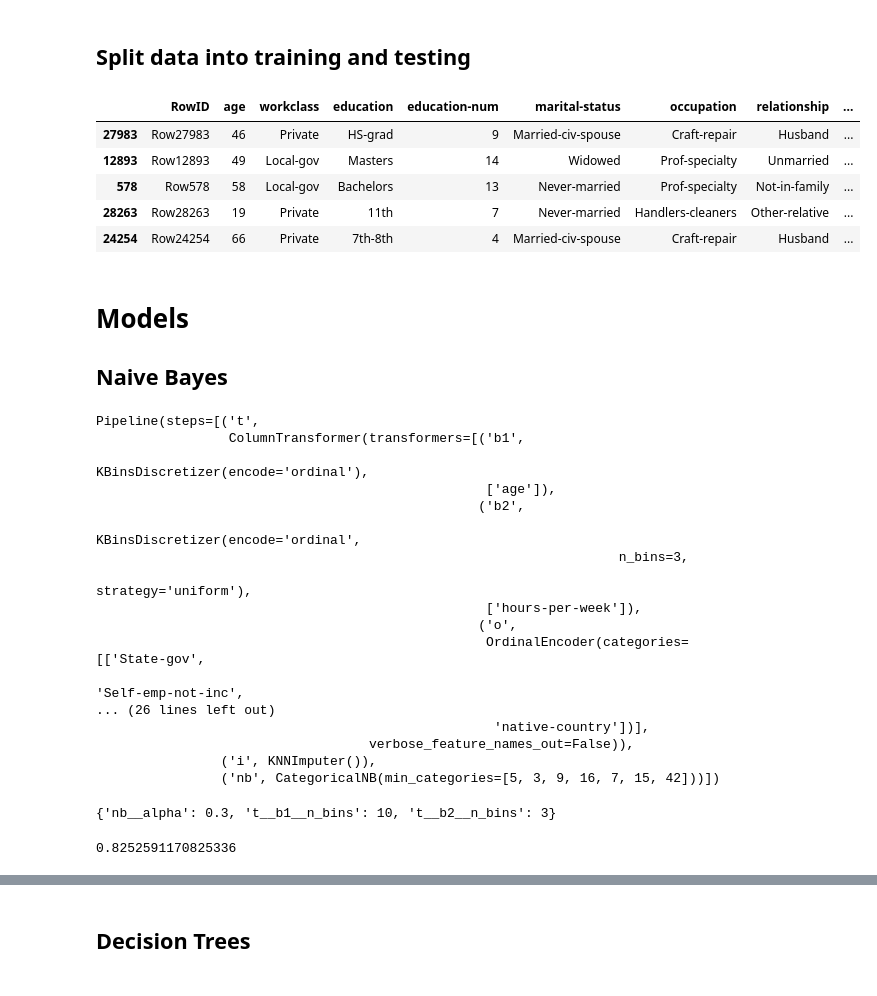
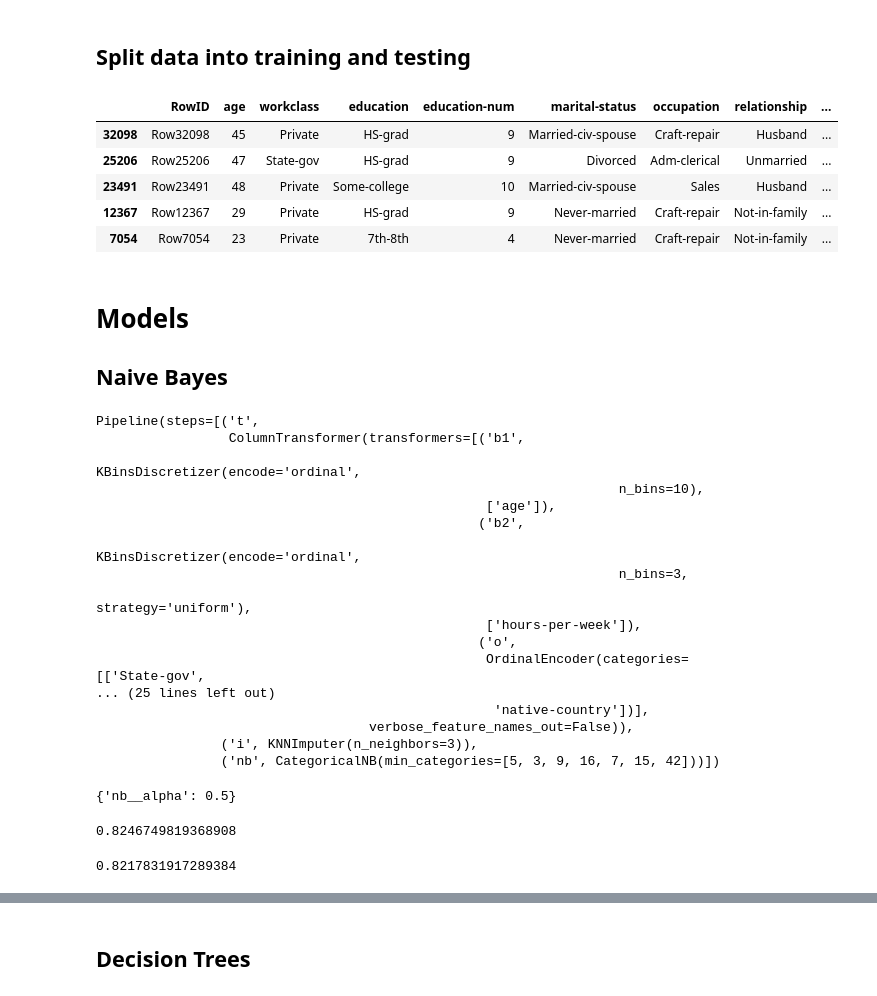
Before and after one commit to noah-daniels/data-mining, a Jupyter notebook: assignment1/notebook.ipynb, the cells around one changed output, grey strips where cells are left out. Cells and saved outputs as stored; diff of their text form; code cells hidden in the pictures.

```diff
--- a/assignment1/notebook.ipynb
+++ b/assignment1/notebook.ipynb
@@ -159,36 +153,35 @@ The positive (>50K) class is under represented in the data. Around 25% of exampl
 # %%
 label_col = 'class'
 forbidden_features = ['race', 'sex', label_col]
 X = labeled_data.drop(forbidden_features, axis=1)
 y = labeled_data[label_col]
 
-X_train, X_test, y_train, y_test = model_selection.train_test_split(X, y, test_size=0.4, random_state=0)
+X_train, X_test, y_train, y_test = model_selection.train_test_split(X, y, test_size=0.3, random_state=0)
 X_train.head()
 # %% [output]
 |  | RowID | age | workclass | education | education-num | marital-status | occupation | relationship | ... |
-| 27983 | Row27983 | 46 | Private | HS-grad | 9 | Married-civ-spouse | Craft-repair | Husband | ... |
-| 12893 | Row12893 | 49 | Local-gov | Masters | 14 | Widowed | Prof-specialty | Unmarried | ... |
-| 578 | Row578 | 58 | Local-gov | Bachelors | 13 | Never-married | Prof-specialty | Not-in-family | ... |
-| 28263 | Row28263 | 19 | Private | 11th | 7 | Never-married | Handlers-cleaners | Other-relative | ... |
-| 24254 | Row24254 | 66 | Private | 7th-8th | 4 | Married-civ-spouse | Craft-repair | Husband | ... |
+| 32098 | Row32098 | 45 | Private | HS-grad | 9 | Married-civ-spouse | Craft-repair | Husband | ... |
+| 25206 | Row25206 | 47 | State-gov | HS-grad | 9 | Divorced | Adm-clerical | Unmarried | ... |
+| 23491 | Row23491 | 48 | Private | Some-college | 10 | Married-civ-spouse | Sales | Husband | ... |
+| 12367 | Row12367 | 29 | Private | HS-grad | 9 | Never-married | Craft-repair | Not-in-family | ... |
+| 7054 | Row7054 | 23 | Private | 7th-8th | 4 | Never-married | Craft-repair | Not-in-family | ... |
 # %% [markdown]
 # Models
 ## Naive Bayes
 # %%
 def create_nb_pipeline():
     cat_features = ['workclass', 'education', 'marital-status', 'occupation', 'native-country']
-    # num_features = ['age', 'hours-per-week']
 
     # allowed to look at all data because we know all the possible values
     # could be replaced with manually typing out all possible values
     full_data = pd.concat((labeled_data, unlabeled_data))
     categories = [list(full_data[f].unique()) for f in cat_features]
 
-    b1 = preprocessing.KBinsDiscretizer(n_bins=5, encode='ordinal')
+    b1 = preprocessing.KBinsDiscretizer(n_bins=10, encode='ordinal')
     b2 = preprocessing.KBinsDiscretizer(n_bins=3, encode='ordinal', strategy="uniform")
     o = preprocessing.OrdinalEncoder(categories=categories)
 
-    transformer = compose.ColumnTransformer(
+    t = compose.ColumnTransformer(
         [
             ('b1', b1, ['age']),
             ('b2', b2, ['hours-per-week']),
@@ -197,16 +190,17 @@ def create_nb_pipeline():
         ],
         remainder='drop', verbose_feature_names_out=False
     )
-    i = impute.KNNImputer()
+    i = impute.KNNImputer(n_neighbors=3)
     nb = naive_bayes.CategoricalNB(min_categories=[5, 3, *[len(c) for c in categories]])
 
-    return pipeline.Pipeline([('t', transformer), ('i', i), ('nb', nb)])
+    return pipeline.Pipeline([('t', t), ('i', i), ('nb', nb)])
 
 create_nb_pipeline()
 # %% [output]
 Pipeline(steps=[('t',
                  ColumnTransformer(transformers=[('b1',
-                                                  KBinsDiscretizer(encode='ordinal'),
+                                                  KBinsDiscretizer(encode='ordinal',
+                                                                   n_bins=10),
                                                   ['age']),
                                                  ('b2',
                                                   KBinsDiscretizer(encode='ordinal',
@@ -215,28 +209,34 @@ Pipeline(steps=[('t',
                                                   ['hours-per-week']),
                                                  ('o',
                                                   OrdinalEncoder(categories=[['State-gov',
-                                                                              'Self-emp-not-inc',
-... (26 lines left out)
+... (25 lines left out)
                                                    'native-country'])],
                                    verbose_feature_names_out=False)),
-                ('i', KNNImputer()),
+                ('i', KNNImputer(n_neighbors=3)),
                 ('nb', CategoricalNB(min_categories=[5, 3, 9, 16, 7, 15, 42]))])
 # %%
 # tune hyperparameters with cross validation
 nb_grid_search = model_selection.GridSearchCV(create_nb_pipeline(), param_grid={
-    't__b1__n_bins': [2, 5, 10, 20],
-    't__b2__n_bins': [2, 3, 5],
-    'nb__alpha': [0.1, 0.2, 0.3]
+#     't__b1__n_bins': [2, 5, 10, 15],
+#     't__b2__n_bins': [2, 3, 5],
+#     'i__weights': ['uniform', 'distance'],
+#     'i__n_neighbors': [3, 5, 10],
+    'nb__alpha': [0.1, 0.3, 0.5, 0.7, 1.0],
 })
 nb_grid_search.fit(X_train, y_train)
 nb_grid_search.best_params_
 # %% [output]
-{'nb__alpha': 0.3, 't__b1__n_bins': 10, 't__b2__n_bins': 3}
+{'nb__alpha': 0.5}
 # %%
 # fit and test with tuned hyperparameters
 nb_p = create_nb_pipeline()
 nb_p.set_params(**nb_grid_search.best_params_)
-nb_p.fit(X_train, y_train)
-nb_p.score(X_test, y_test)
+model_selection.cross_val_score(nb_p, X_train, y_train).mean()
 # %% [output]
-0.8252591170825336
+0.8246749819368908
+# %%
+# for interest, but not for picking the best model
+nb_p.fit(X_train, y_train)
+nb_p.score(X_test, y_test)
+# %% [output]
+0.8217831917289384
```
Also changed, not shown: parts of 25 cells of this notebook, 1 other file.
